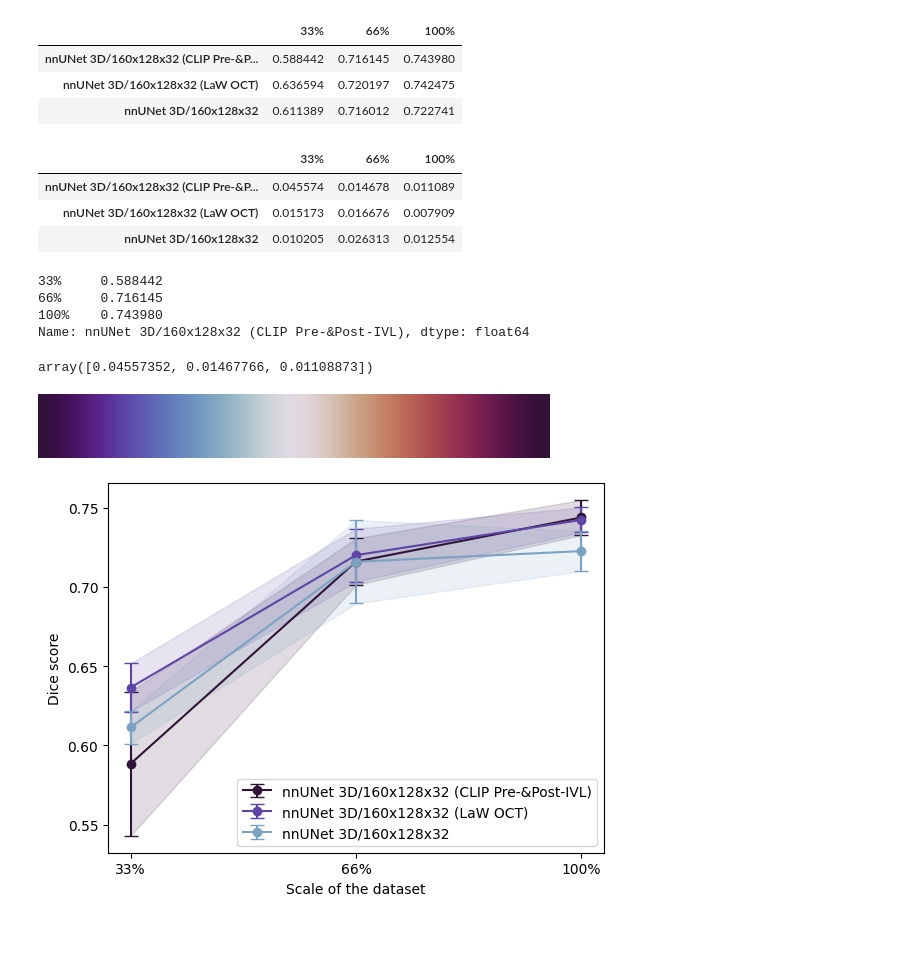
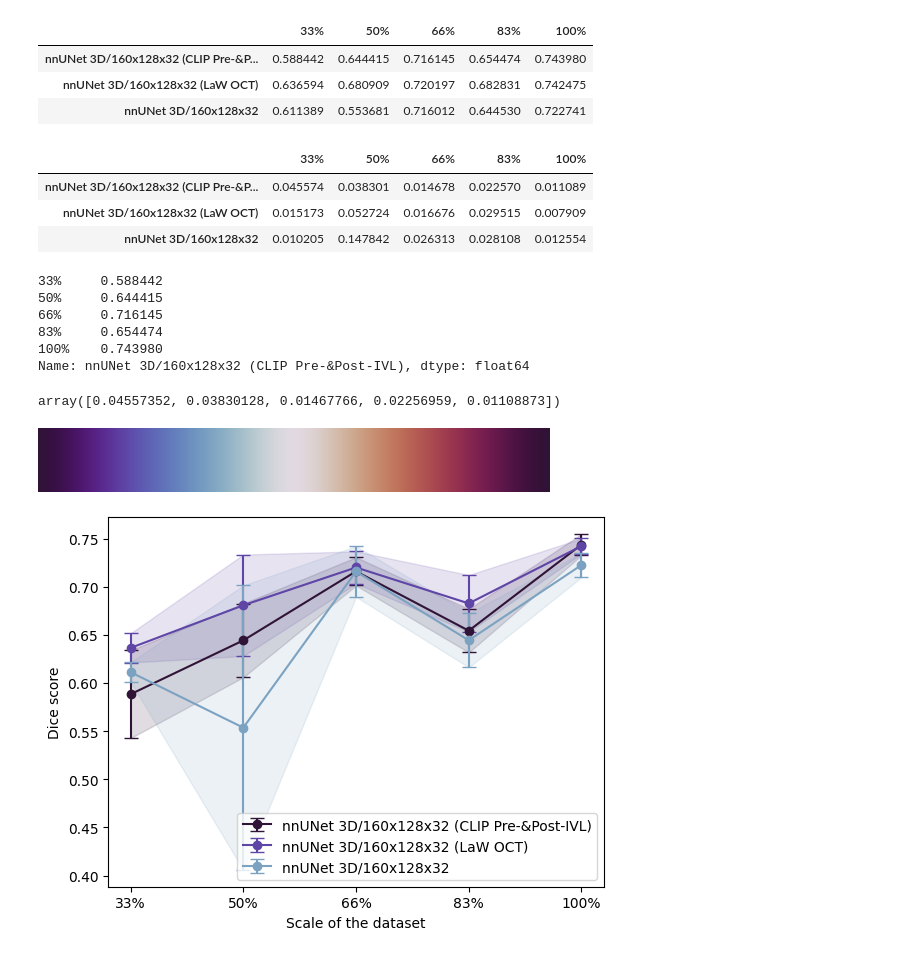
Before and after one commit to icekang/master_thesis, a Jupyter notebook: result figure generator/scale_analysis_plot.ipynb, the cells around one changed output. Cells and saved outputs as stored; diff of their text form; code cells hidden in the pictures.

Commit message:
update: scale analysis

```diff
--- a/result figure generator/scale_analysis_plot.ipynb
+++ b/result figure generator/scale_analysis_plot.ipynb
@@ -3,32 +3,34 @@ import matplotlib.pyplot as plt
 import matplotlib as mpl
 import pandas as pd
 # %%
-avg_scale_analyse = pd.read_csv('scale_analysis_results.csv', index_col=0).iloc[:3, :3].astype(float)
+avg_scale_analyse = pd.read_csv('scale_analysis_results.csv', index_col=0).iloc[:3, :5].astype(float)
 avg_scale_analyse
 # %% [output]
-|  | 33% | 66% | 100% |
-| nnUNet 3D/160x128x32 (CLIP Pre-&P... | 0.588442 | 0.716145 | 0.743980 |
-| nnUNet 3D/160x128x32 (LaW OCT) | 0.636594 | 0.720197 | 0.742475 |
-| nnUNet 3D/160x128x32 | 0.611389 | 0.716012 | 0.722741 |
+|  | 33% | 50% | 66% | 83% | 100% |
+| nnUNet 3D/160x128x32 (CLIP Pre-&P... | 0.588442 | 0.644415 | 0.716145 | 0.654474 | 0.743980 |
+| nnUNet 3D/160x128x32 (LaW OCT) | 0.636594 | 0.680909 | 0.720197 | 0.682831 | 0.742475 |
+| nnUNet 3D/160x128x32 | 0.611389 | 0.553681 | 0.716012 | 0.644530 | 0.722741 |
 # %%
-std_scale_analyse = pd.read_csv('scale_analysis_results.csv', index_col=0).iloc[5:8, :3].astype(float)
+std_scale_analyse = pd.read_csv('scale_analysis_results.csv', index_col=0).iloc[5:8, :5].astype(float)
 std_scale_analyse
 # %% [output]
-|  | 33% | 66% | 100% |
-| nnUNet 3D/160x128x32 (CLIP Pre-&P... | 0.045574 | 0.014678 | 0.011089 |
-| nnUNet 3D/160x128x32 (LaW OCT) | 0.015173 | 0.016676 | 0.007909 |
-| nnUNet 3D/160x128x32 | 0.010205 | 0.026313 | 0.012554 |
+|  | 33% | 50% | 66% | 83% | 100% |
+| nnUNet 3D/160x128x32 (CLIP Pre-&P... | 0.045574 | 0.038301 | 0.014678 | 0.022570 | 0.011089 |
+| nnUNet 3D/160x128x32 (LaW OCT) | 0.015173 | 0.052724 | 0.016676 | 0.029515 | 0.007909 |
+| nnUNet 3D/160x128x32 | 0.010205 | 0.147842 | 0.026313 | 0.028108 | 0.012554 |
 # %%
 avg_scale_analyse.iloc[0, :]
 # %% [output]
 33%     0.588442
+50%     0.644415
 66%     0.716145
+83%     0.654474
 100%    0.743980
 Name: nnUNet 3D/160x128x32 (CLIP Pre-&Post-IVL), dtype: float64
 # %%
 std_scale_analyse.iloc[0, :].to_numpy()
 # %% [output]
-array([0.04557352, 0.01467766, 0.01108873])
+array([0.04557352, 0.03830128, 0.01467766, 0.02256959, 0.01108873])
 # %%
 cmap = mpl.colormaps['twilight_shifted']
 # %%
@@ -38,26 +40,27 @@ cmap
 # %%
 fig, ax = plt.subplots()
 
-colors = [cmap(i) for i in range(0, 255, 255//3)]
+colors = [cmap(i) for i in range(0, 255, 255//len(avg_scale_analyse))]
 alpha = 0.15
-# ax.plot(avg_scale_analyse.columns, avg_scale_analyse.iloc[0, :], label=avg_scale_analyse.iloc[0, :].name, marker='o')
-ax.errorbar(avg_scale_analyse.columns, avg_scale_analyse.iloc[0, :], yerr=std_scale_analyse.iloc[0, :], label=avg_scale_analyse.iloc[0, :].name, marker='o', capsize=5, color=colors[0])
-ax.fill_between(avg_scale_analyse.columns, avg_scale_analyse.iloc[0, :] - std_scale_analyse.iloc[0, :], avg_scale_analyse.iloc[0, :] + std_scale_analyse.iloc[0, :], alpha=alpha, color=colors[0])
 
-# ax.plot(avg_scale_analyse.columns, avg_scale_analyse.iloc[1, :], label=avg_scale_analyse.iloc[1, :].name, marker='o')
-ax.errorbar(avg_scale_analyse.columns, avg_scale_analyse.iloc[1, :], yerr=std_scale_analyse.iloc[1, :], label=avg_scale_analyse.iloc[1, :].name, marker='o', capsize=5, color=colors[1])
-ax.fill_between(avg_scale_analyse.columns, avg_scale_analyse.iloc[1, :] - std_scale_analyse.iloc[1, :], avg_scale_analyse.iloc[1, :] + std_scale_analyse.iloc[1, :], alpha=alpha, color=colors[1])
+for i in range(len(avg_scale_analyse)):
+    ax.errorbar(avg_scale_analyse.columns, avg_scale_analyse.iloc[i, :], yerr=std_scale_analyse.iloc[i, :], label=avg_scale_analyse.iloc[i, :].name, marker='o', capsize=5, color=colors[i])
+    ax.fill_between(avg_scale_analyse.columns, avg_scale_analyse.iloc[i, :] - std_scale_analyse.iloc[i, :], avg_scale_analyse.iloc[i, :] + std_scale_analyse.iloc[i, :], alpha=alpha, color=colors[i])
 
-# ax.plot(avg_scale_analyse.columns, avg_scale_analyse.iloc[2, :], label=avg_scale_analyse.iloc[2, :].name, marker='o')
-ax.errorbar(avg_scale_analyse.columns, avg_scale_analyse.iloc[2, :], yerr=std_scale_analyse.iloc[2, :], label=avg_scale_analyse.iloc[2, :].name, marker='o', capsize=5, color=colors[2])
-ax.fill_between(avg_scale_analyse.columns, avg_scale_analyse.iloc[2, :] - std_scale_analyse.iloc[2, :], avg_scale_analyse.iloc[2, :] + std_scale_analyse.iloc[2, :], alpha=alpha, color=colors[2])
+# # ax.plot(avg_scale_analyse.columns, avg_scale_analyse.iloc[1, :], label=avg_scale_analyse.iloc[1, :].name, marker='o')
+# ax.errorbar(avg_scale_analyse.columns, avg_scale_analyse.iloc[1, :], yerr=std_scale_analyse.iloc[1, :], label=avg_scale_analyse.iloc[1, :].name, marker='o', capsize=5, color=colors[1])
+# ax.fill_between(avg_scale_analyse.columns, avg_scale_analyse.iloc[1, :] - std_scale_analyse.iloc[1, :], avg_scale_analyse.iloc[1, :] + std_scale_analyse.iloc[1, :], alpha=alpha, color=colors[1])
+
+# # ax.plot(avg_scale_analyse.columns, avg_scale_analyse.iloc[2, :], label=avg_scale_analyse.iloc[2, :].name, marker='o')
+# ax.errorbar(avg_scale_analyse.columns, avg_scale_analyse.iloc[2, :], yerr=std_scale_analyse.iloc[2, :], label=avg_scale_analyse.iloc[2, :].name, marker='o', capsize=5, color=colors[2])
+# ax.fill_between(avg_scale_analyse.columns, avg_scale_analyse.iloc[2, :] - std_scale_analyse.iloc[2, :], avg_scale_analyse.iloc[2, :] + std_scale_analyse.iloc[2, :], alpha=alpha, color=colors[2])
 
 ax.set_xlabel('Scale of the dataset')
 ax.set_ylabel('Dice score')
 
 ax.legend(loc='lower right')
 
 fig.savefig('discussion_scale_analysis.png', dpi=1000, bbox_inches='tight')
 plt.show()
 # %% [output]
-[figure, old version]
+[figure, new version]
```
Also changed, not shown: 3 other files.
